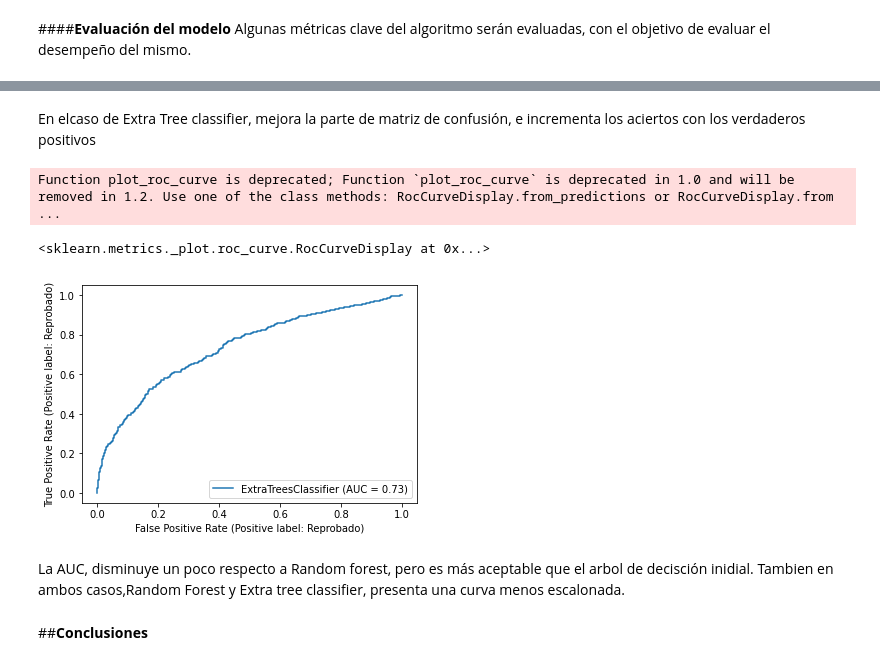
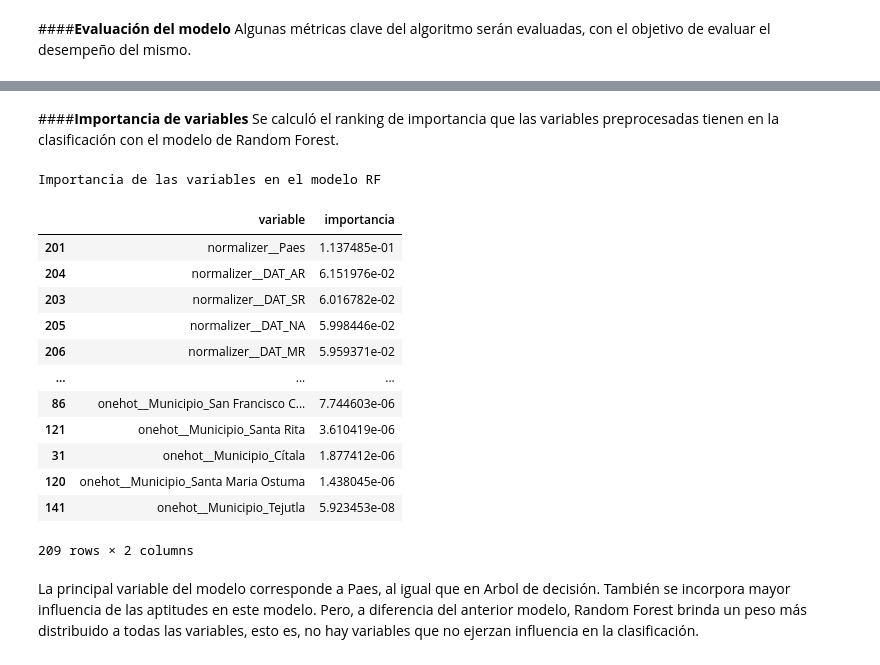
Before and after one commit to MarvinLopezOsorio/AnaliticaPredictiva_TrabajoFinal, a Jupyter notebook: Trabajo Final.ipynb, the cells around one changed output, grey strips where cells are left out. Drawn from its saved outputs; the diff is of its cells as text; code cells hidden in the pictures.

```diff
--- a/Trabajo Final.ipynb
+++ b/Trabajo Final.ipynb
@@ -466,9 +477,10 @@ Al igual que con el árbol de decisión, el ajuste del modelo se realiza tomando
 # %%
+from os import defpath
 #Importar la clase del modelo
 from sklearn.ensemble import RandomForestClassifier
 
 #Instanciar el modelo y ajustar con los datos de entrenamiento
-modelo_RF = RandomForestClassifier(criterion = "gini", random_state = 100, max_depth=10)
+modelo_RF = RandomForestClassifier(criterion = "gini", random_state = 100, max_depth = 25)
 modelo_RF.fit(x_train_trans, y_train)
 
 #Prediccion del modelo sobre test dataframe
@@ -547,14 +520,26 @@ Function plot_confusion_matrix is deprecated; Function `plot_confusion_matrix` i
-# %% [markdown]
-En elcaso de Extra Tree classifier, mejora la parte de matriz de confusión, e incrementa los aciertos con los verdaderos positivos
-# %%
-metrics.plot_roc_curve(modelo_ET, x_test_trans, y_test)
-# %% [output]
-Function plot_roc_curve is deprecated; Function `plot_roc_curve` is deprecated in 1.0 and will be removed in 1.2. Use one of the class methods: RocCurveDisplay.from_predictions or RocCurveDisplay.from ...
-<sklearn.metrics._plot.roc_curve.RocCurveDisplay at 0x...>
-[figure, removed]
-# %% [markdown]
-La AUC, disminuye un poco respecto a Random forest, pero es más aceptable que el arbol de decisción inidial.
-Tambien en ambos casos,Random Forest y Extra tree classifier, presenta una curva menos escalonada.
-# %% [markdown]
-##**Conclusiones**
+# %% [markdown]
+####****Importancia de variables****
+Se calculó el ranking de importancia que las variables preprocesadas tienen en la clasificación con el modelo de Random Forest.
+# %%
+print("Importancia de las variables en el modelo RF")
+importancia_variables_RF = pd.DataFrame({'variable': labels.tolist(),
+                                      'importancia': modelo_RF.feature_importances_})
+importancia_variables_RF.sort_values('importancia', ascending=False)
+# %% [output]
+Importancia de las variables en el modelo RF
+|  | variable | importancia |
+| 201 | normalizer__Paes | 1.137485e-01 |
+| 204 | normalizer__DAT_AR | 6.151976e-02 |
+| 203 | normalizer__DAT_SR | 6.016782e-02 |
+| 205 | normalizer__DAT_NA | 5.998446e-02 |
+| 206 | normalizer__DAT_MR | 5.959371e-02 |
+| ... | ... | ... |
+| 86 | onehot__Municipio_San Francisco C... | 7.744603e-06 |
+| 121 | onehot__Municipio_Santa Rita | 3.610419e-06 |
+| 31 | onehot__Municipio_Cítala | 1.877412e-06 |
+| 120 | onehot__Municipio_Santa Maria Ostuma | 1.438045e-06 |
+| 141 | onehot__Municipio_Tejutla | 5.923453e-08 |
+209 rows × 2 columns
+# %% [markdown]
+La principal variable del modelo corresponde a Paes, al igual que en Arbol de decisión. También se incorpora mayor influencia de las aptitudes en este modelo. Pero, a diferencia del anterior modelo, Random Forest brinda un peso más distribuido a todas las variables, esto es, no hay variables que no ejerzan influencia en la clasificación.
 # %% [markdown]
```
Also changed, not shown: parts of 40 cells of this notebook.
